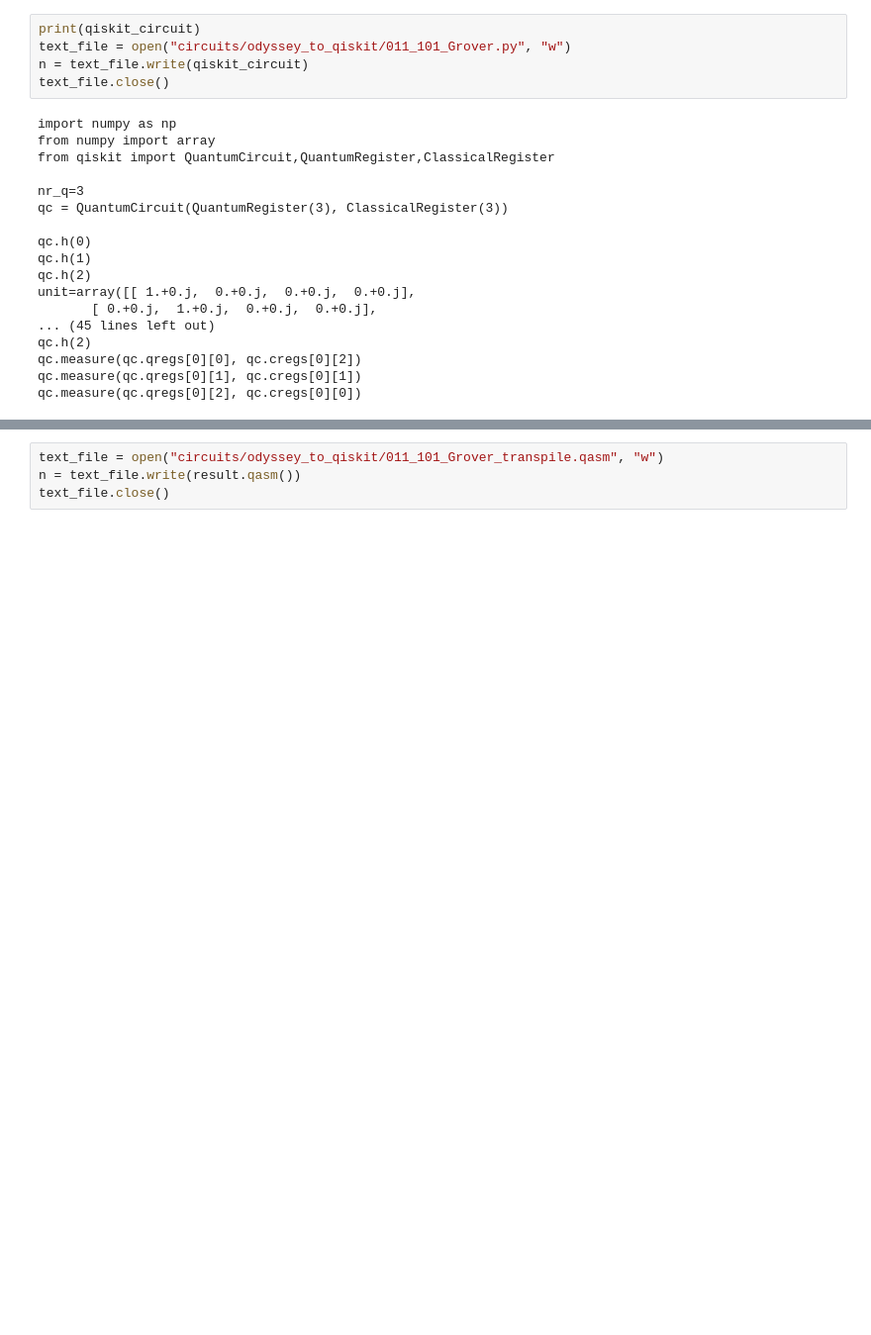
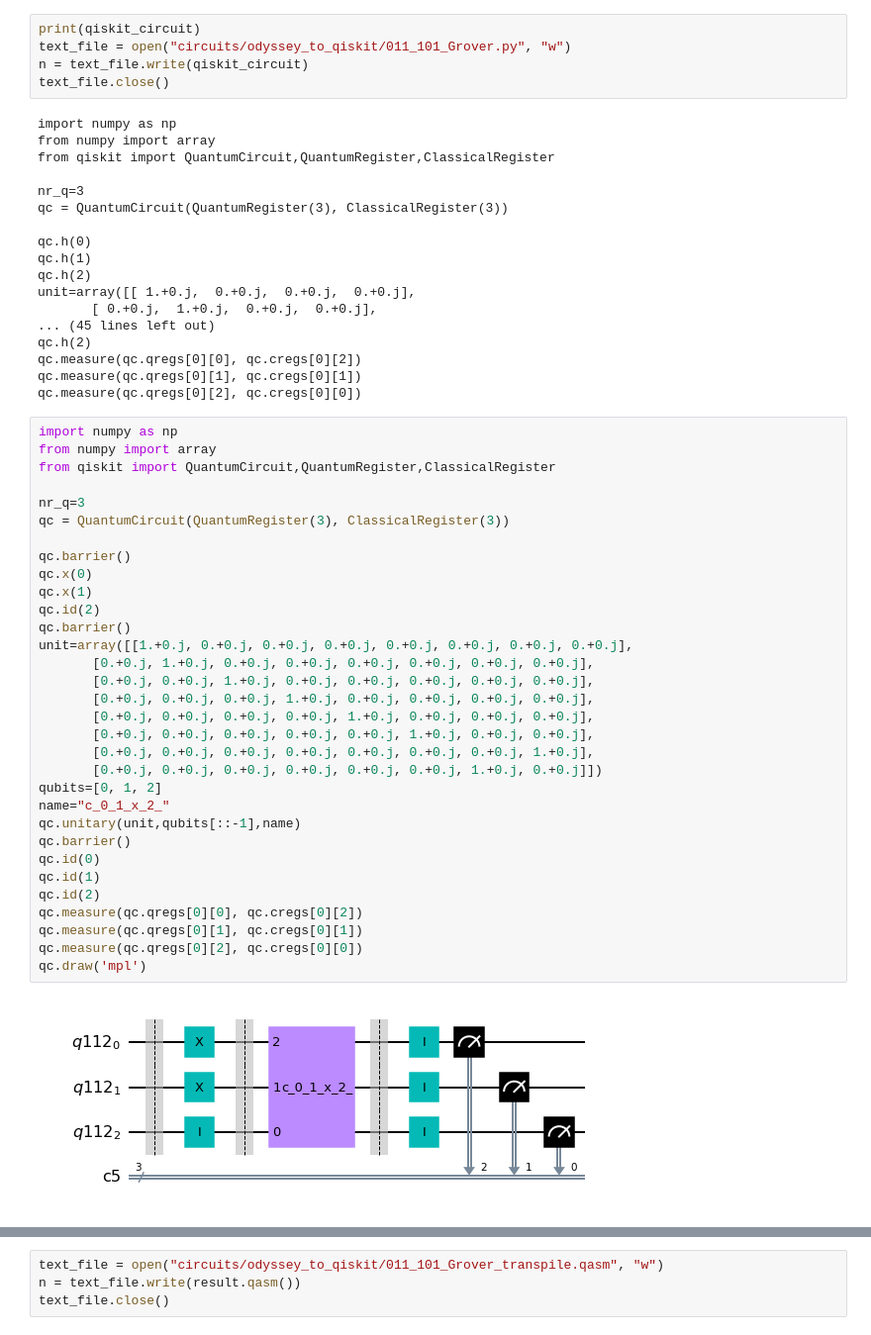
Before and after one commit to VoicuTomut/Qsiris-Quantum-Odyssey-and-Qiskit, a Jupyter notebook: example_odyssey_to_qiskit.ipynb, the cells around one changed output, grey strips where cells are left out. Shown: that part at 99% size. Cells and saved outputs as stored; diff of their text form; blank space fills up the shorter version.

```diff
--- a/example_odyssey_to_qiskit.ipynb
+++ b/example_odyssey_to_qiskit.ipynb
@@ -56,6 +56,40 @@ qc.h(2)
 qc.measure(qc.qregs[0][0], qc.cregs[0][2])
 qc.measure(qc.qregs[0][1], qc.cregs[0][1])
 qc.measure(qc.qregs[0][2], qc.cregs[0][0])
+# %%
+import numpy as np
+from numpy import array
+from qiskit import QuantumCircuit,QuantumRegister,ClassicalRegister
+
+nr_q=3
+qc = QuantumCircuit(QuantumRegister(3), ClassicalRegister(3))
+
+qc.barrier()
+qc.x(0)
+qc.x(1)
+qc.id(2)
+qc.barrier()
+unit=array([[1.+0.j, 0.+0.j, 0.+0.j, 0.+0.j, 0.+0.j, 0.+0.j, 0.+0.j, 0.+0.j],
+       [0.+0.j, 1.+0.j, 0.+0.j, 0.+0.j, 0.+0.j, 0.+0.j, 0.+0.j, 0.+0.j],
+       [0.+0.j, 0.+0.j, 1.+0.j, 0.+0.j, 0.+0.j, 0.+0.j, 0.+0.j, 0.+0.j],
+       [0.+0.j, 0.+0.j, 0.+0.j, 1.+0.j, 0.+0.j, 0.+0.j, 0.+0.j, 0.+0.j],
+       [0.+0.j, 0.+0.j, 0.+0.j, 0.+0.j, 1.+0.j, 0.+0.j, 0.+0.j, 0.+0.j],
+       [0.+0.j, 0.+0.j, 0.+0.j, 0.+0.j, 0.+0.j, 1.+0.j, 0.+0.j, 0.+0.j],
+       [0.+0.j, 0.+0.j, 0.+0.j, 0.+0.j, 0.+0.j, 0.+0.j, 0.+0.j, 1.+0.j],
+       [0.+0.j, 0.+0.j, 0.+0.j, 0.+0.j, 0.+0.j, 0.+0.j, 1.+0.j, 0.+0.j]])
+qubits=[0, 1, 2]
+name="c_0_1_x_2_"
+qc.unitary(unit,qubits[::-1],name)
+qc.barrier()
+qc.id(0)
+qc.id(1)
+qc.id(2)
+qc.measure(qc.qregs[0][0], qc.cregs[0][2])
+qc.measure(qc.qregs[0][1], qc.cregs[0][1])
+qc.measure(qc.qregs[0][2], qc.cregs[0][0])
+qc.draw('mpl')
+# %% [output]
+[figure, added]
 # %%
 #Step 3: Run your puzzle on a qiskit simulator and plot counts
 
```
Also changed, not shown: parts of 3 cells of this notebook, 2 other files.
